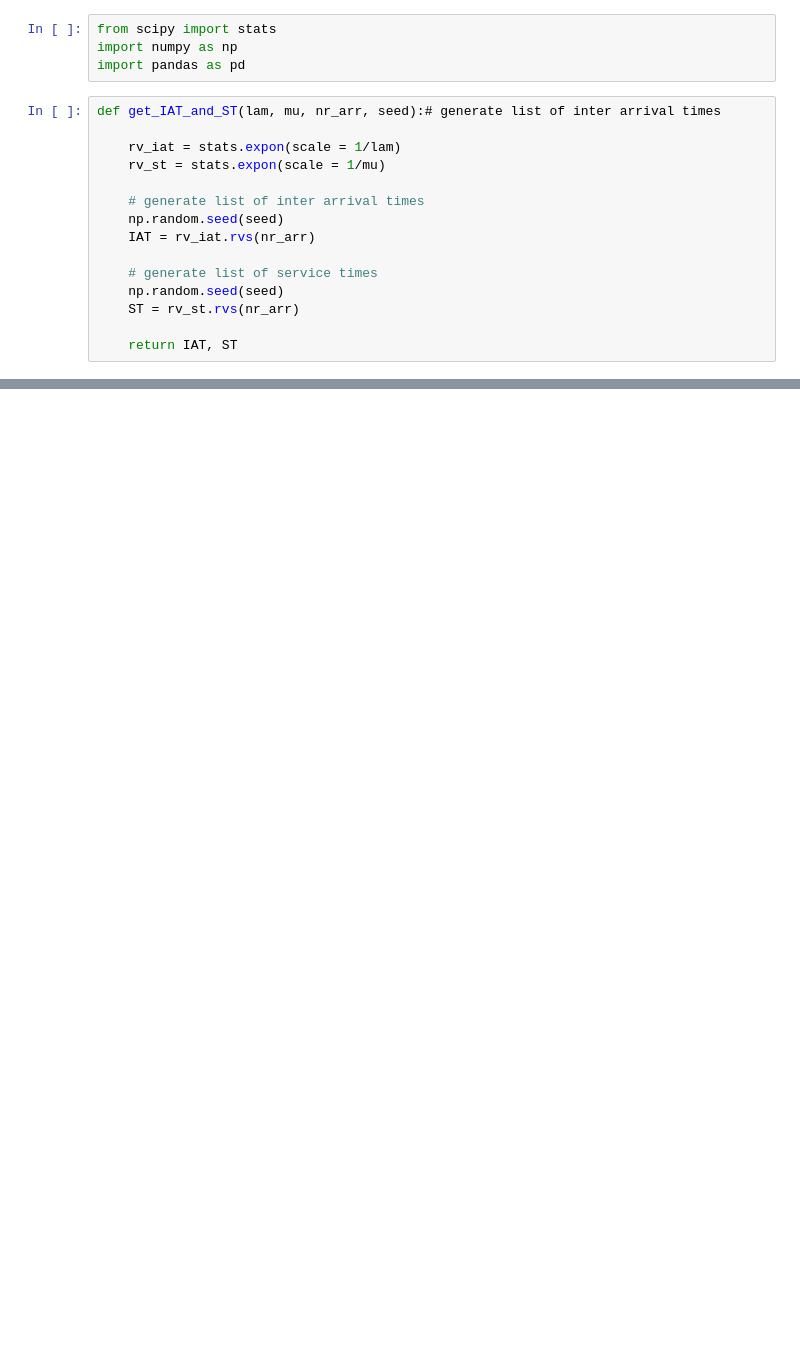
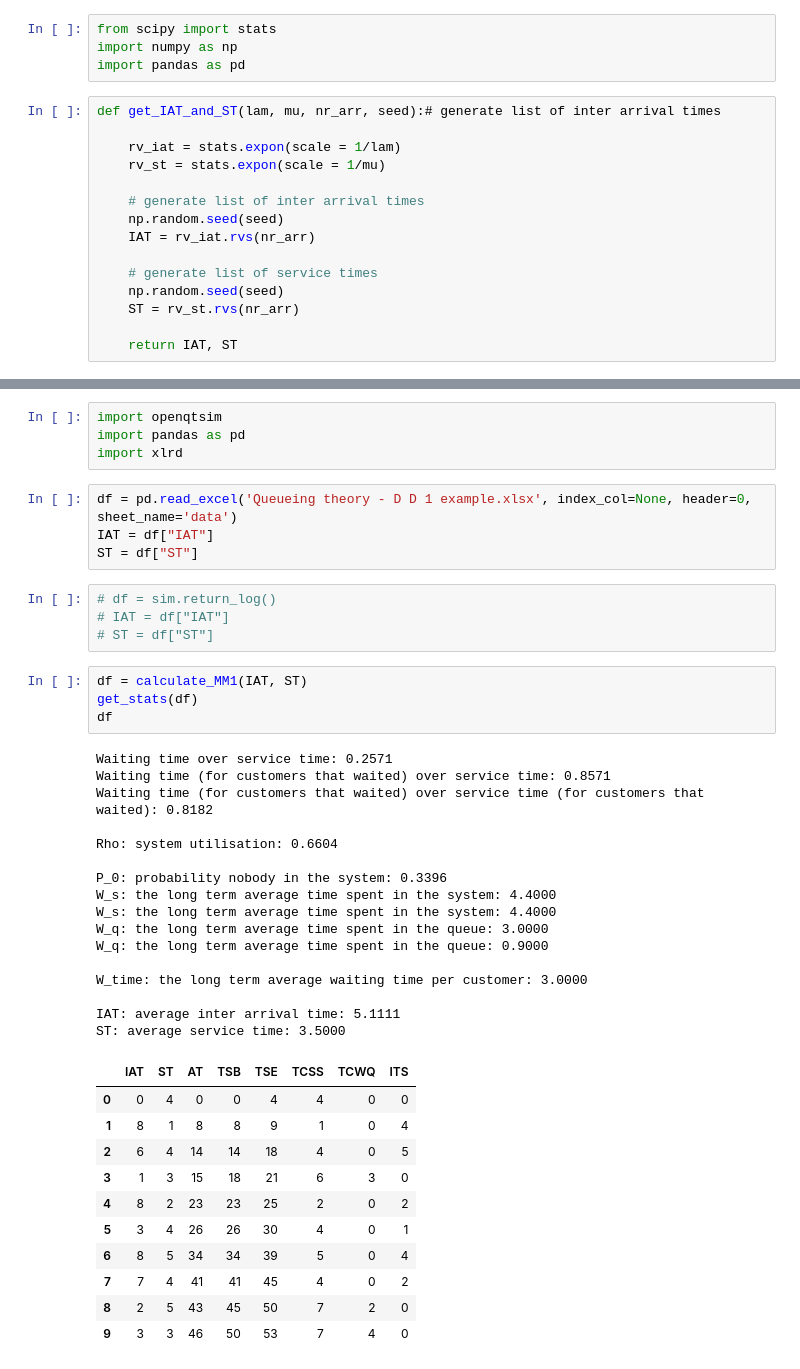
Before and after one commit to TUDelft-CITG/OpenQTSim, a Jupyter notebook: notebooks/Queueing theory - M M 1 example.ipynb, the cells around one changed output, grey strips where cells are left out. Cells and saved outputs as stored; diff of their text form; blank space fills up the shorter version.

```diff
--- a/notebooks/Queueing theory - M M 1 example.ipynb
+++ b/notebooks/Queueing theory - M M 1 example.ipynb
@@ -208,0 +333,44 @@ def get_stats(df):
+# %%
+import openqtsim
+import pandas as pd
+import xlrd
+# %%
+df = pd.read_excel('Queueing theory - D D 1 example.xlsx', index_col=None, header=0, sheet_name='data')
+IAT = df["IAT"]
+ST = df["ST"]
+# %%
+# df = sim.return_log()
+# IAT = df["IAT"]
+# ST = df["ST"]
+# %%
+df = calculate_MM1(IAT, ST)
+get_stats(df)
+df
+# %% [output]
+Waiting time over service time: 0.2571
+Waiting time (for customers that waited) over service time: 0.8571
+Waiting time (for customers that waited) over service time (for customers that waited): 0.8182
+
+Rho: system utilisation: 0.6604
+
+P_0: probability nobody in the system: 0.3396
+W_s: the long term average time spent in the system: 4.4000
+W_s: the long term average time spent in the system: 4.4000
+W_q: the long term average time spent in the queue: 3.0000
+W_q: the long term average time spent in the queue: 0.9000
+
+W_time: the long term average waiting time per customer: 3.0000
+
+IAT: average inter arrival time: 5.1111
+ST: average service time: 3.5000
+|  | IAT | ST | AT | TSB | TSE | TCSS | TCWQ | ITS |
+| 0 | 0 | 4 | 0 | 0 | 4 | 4 | 0 | 0 |
+| 1 | 8 | 1 | 8 | 8 | 9 | 1 | 0 | 4 |
+| 2 | 6 | 4 | 14 | 14 | 18 | 4 | 0 | 5 |
+| 3 | 1 | 3 | 15 | 18 | 21 | 6 | 3 | 0 |
+| 4 | 8 | 2 | 23 | 23 | 25 | 2 | 0 | 2 |
+| 5 | 3 | 4 | 26 | 26 | 30 | 4 | 0 | 1 |
+| 6 | 8 | 5 | 34 | 34 | 39 | 5 | 0 | 4 |
+| 7 | 7 | 4 | 41 | 41 | 45 | 4 | 0 | 2 |
+| 8 | 2 | 5 | 43 | 45 | 50 | 7 | 2 | 0 |
+| 9 | 3 | 3 | 46 | 50 | 53 | 7 | 4 | 0 |
```
Also changed, not shown: parts of 31 cells of this notebook, 1 other file.
